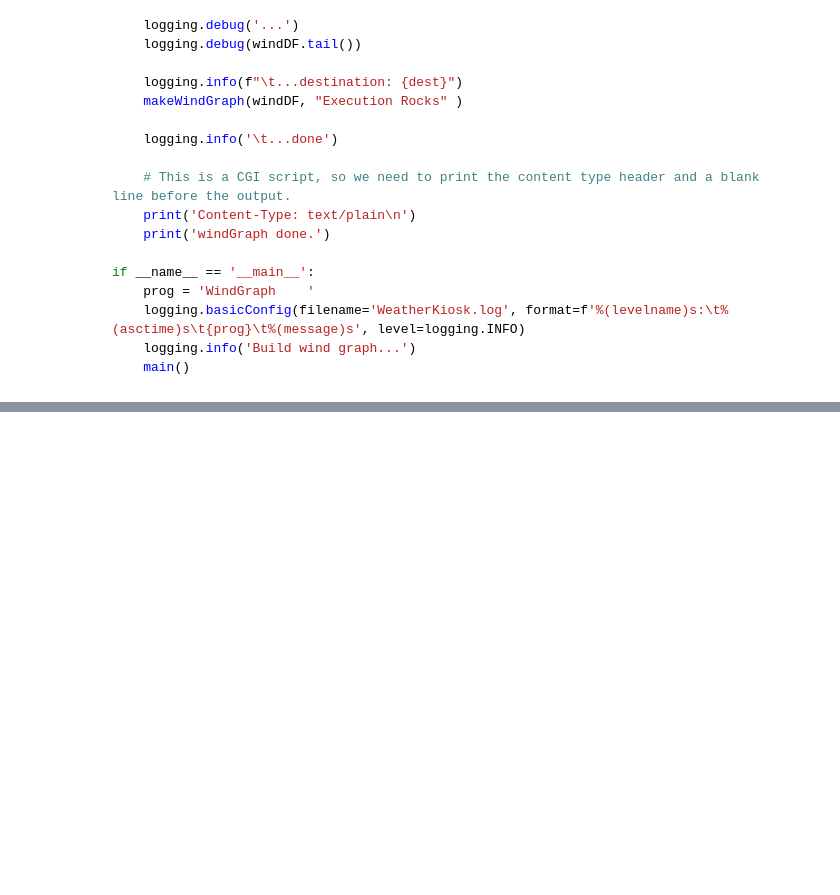
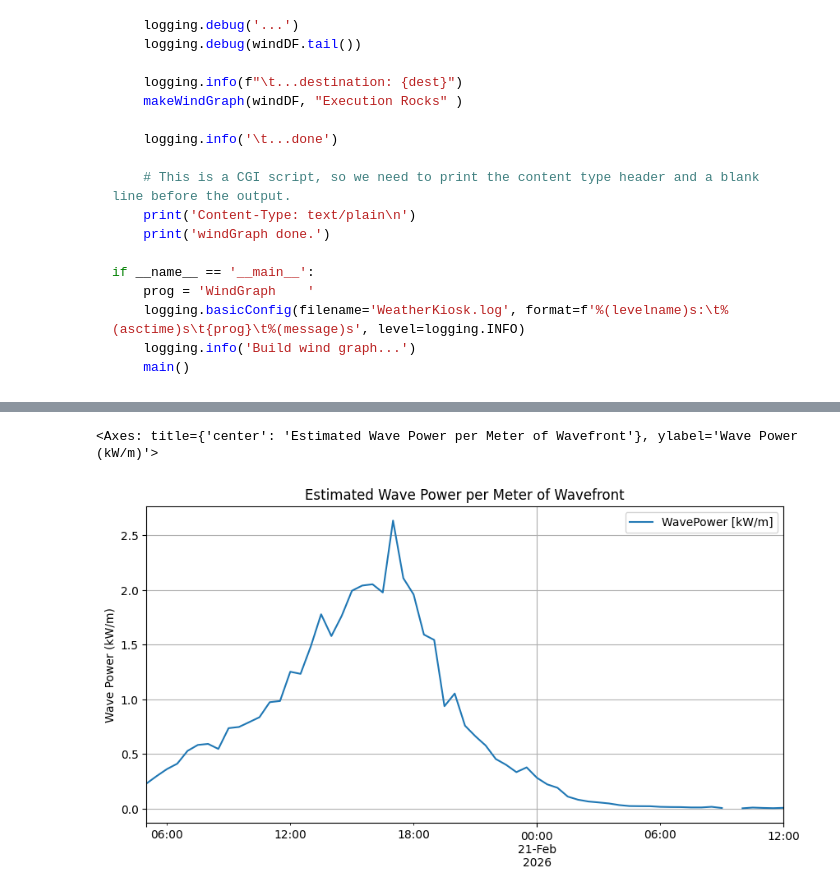
Before and after one commit to pbeeken/WeatherKiosk, a Jupyter notebook: WeatherTests.ipynb, the cells around one changed output, grey strips where cells are left out. Saved outputs shown, nothing was run; the diff lists cells and outputs as text; code cells hidden in the pictures; blank space fills up the shorter version.

```diff
--- a/WeatherTests.ipynb
+++ b/WeatherTests.ipynb
@@ -2503,0 +2597,13 @@ waveDF.tail(20)
+# %%
+avgWaveDF = waveDF.select_dtypes('number').resample('30min').mean()
+
+# Work with data from the last 2 days
+cutoff_time = datetime.now(EST) - timedelta(hours=32)
+avgwaveDF = avgWaveDF[avgWaveDF.index >= cutoff_time]
+
+avgwaveDF[['WavePower [kW/m]']].plot(ylabel='Wave Power (kW/m)', xlabel='', title='Estimated Wave Power per Meter of Wavefront', figsize=(10, 5), grid=True)
+
+#.plot(ylabel='Wave Power (kW/m)', title='Estimated Wave Power per Meter of Wavefront', figsize=(10, 5), grid=True)
+# %% [output]
+<Axes: title={'center': 'Estimated Wave Power per Meter of Wavefront'}, ylabel='Wave Power (kW/m)'>
+[figure, added]
```
Also changed, not shown: parts of 29 cells of this notebook, 1 other file.
